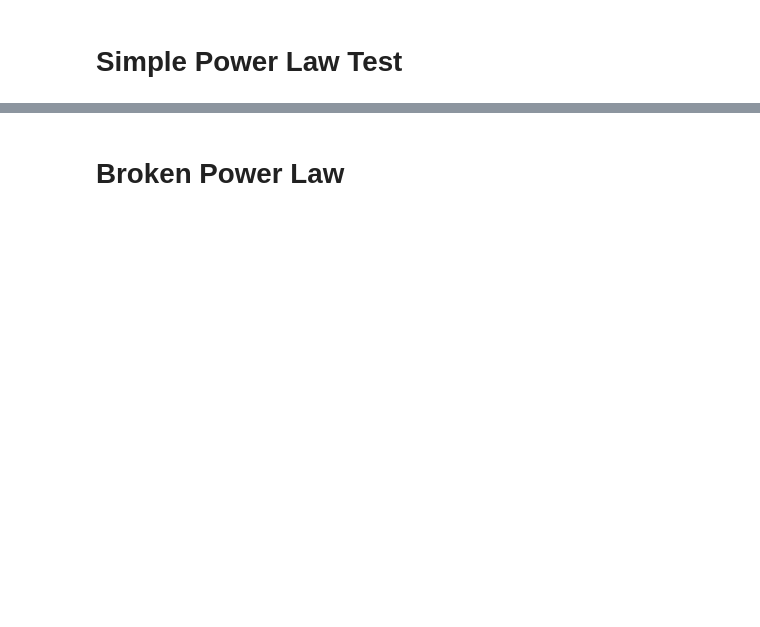
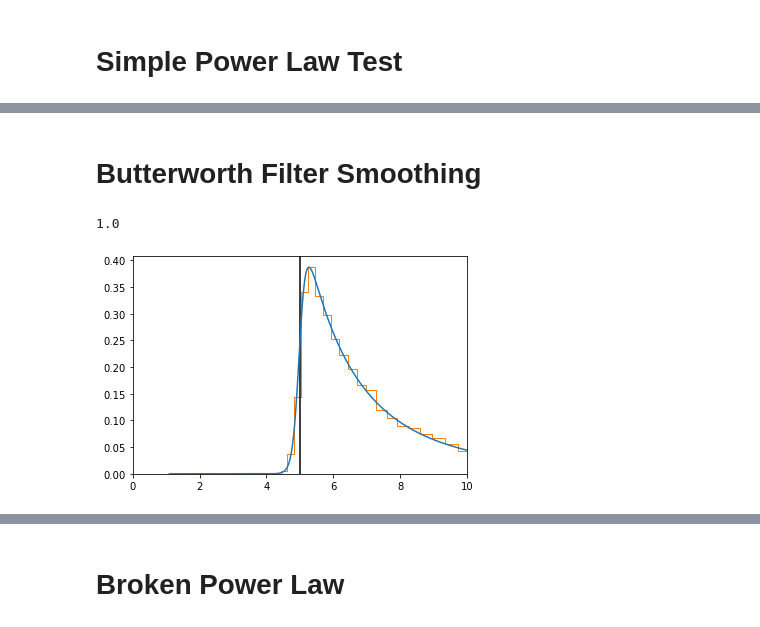
Before and after one commit to veome22/hybrid_waveforms, a Jupyter notebook: population_bias_gwbench_tests.ipynb, the cells around one changed output, grey strips where cells are left out. Saved outputs shown, nothing was run; the diff lists cells and outputs as text; code cells hidden in the pictures; blank space fills up the shorter version.

Commit message:
Wrote code to implement butterworth filter for low mass smoothing

```diff
--- a/population_bias_gwbench_tests.ipynb
+++ b/population_bias_gwbench_tests.ipynb
@@ -186,0 +204,19 @@ print(redshifts)
+# %% [markdown]
+# Butterworth Filter Smoothing
+# %%
+def power(m1, alpha, m_min, m_max):
+    '''
+    BBH merger primary mass PDF.
+    '''
+    if alpha != -1:
+        N1 = 1 / ((m_max**(alpha+1) - m_min**(alpha+1))/(alpha+1))
+    else:
+        N1 = 1/(np.log(m_max/m_min))
+
+    return np.piecewise(m1, [(m1 < m_min), (m1 >= m_min)*(m1 < m_max), (m1 >= m_max)],
+                        [0, lambda m1: N1*m1**alpha, 0])
+# %%
+def butterworth(m1, m0, eta):
+    norm = integrate.trapezoid((1+ (m0/m1)**eta)**(-1), m1)
+
+    return (1+ (m0/m1)**eta)**(-1) / norm
@@ -186,0 +227,32 @@ print(redshifts)
+# %%
+alpha= -3.5
+m_min_lim = 1.
+
+m_min = 5.
+m_max = 60.
+eta = 50.0
+
+num_injs = 10000
+
+
+m1 = np.geomspace(m_min_lim*1.1, m_max, 100000)
+
+pdf_m1 = butterworth(m1, m_min, eta) * power(m1, alpha, m_min_lim, m_max)
+pdf_m1 = pdf_m1/integrate.trapezoid(pdf_m1, m1)
+
+plt.axvline(x=m_min, color='k')
+cdf_m1 = integrate.cumulative_trapezoid(pdf_m1, m1, initial=0)
+inv_cdf_m1 = interpolate.interp1d(cdf_m1 / cdf_m1[-1], m1)
+
+mass1 = inv_cdf_m1(np.random.rand(num_injs))
+
+print(integrate.trapezoid(pdf_m1, m1))
+plt.plot(m1, pdf_m1)
+
+plt.hist(mass1, bins=np.geomspace(1, 60, 100), histtype='step', density=True)
+# plt.loglog()
+plt.xlim(0, 10)
+plt.show()
+# %% [output]
+1.0
+[figure, added]
```
Also changed, not shown: parts of 8 cells of this notebook.
